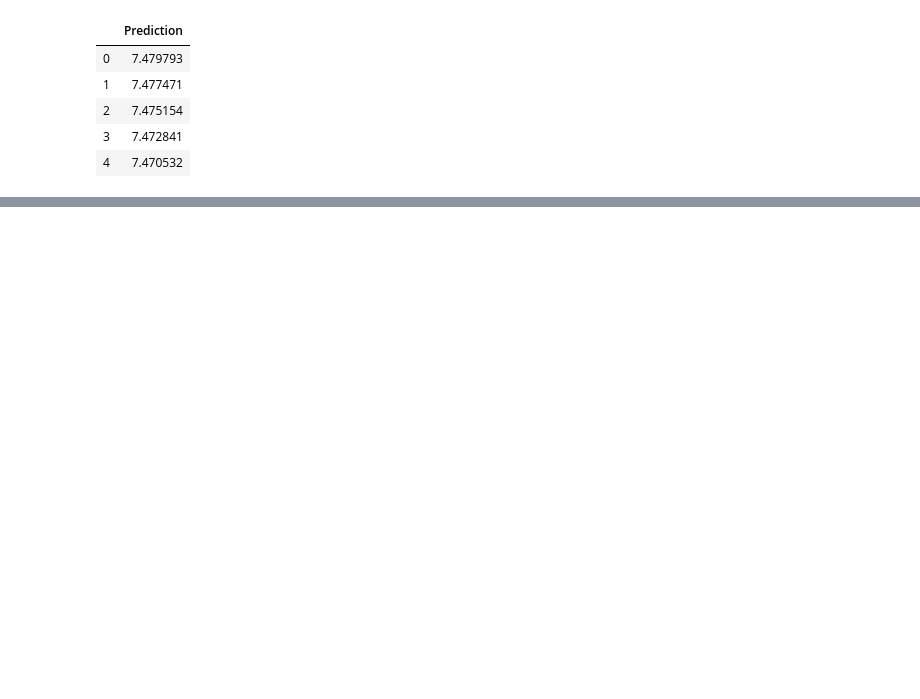
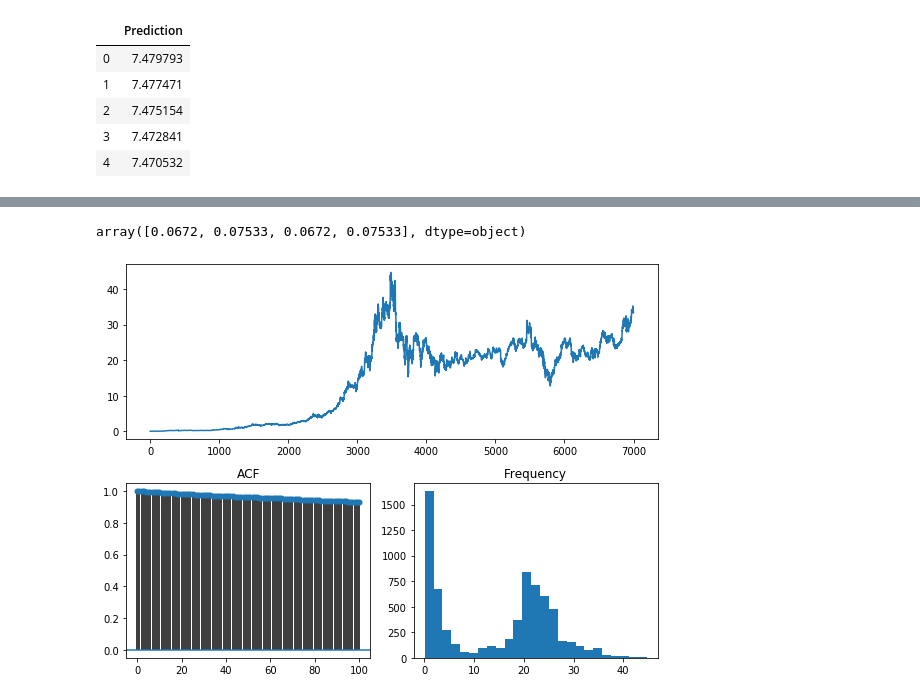
Before and after one commit to Anaisdg/Algorithm_Research, a Jupyter notebook: Forecasting/ARIMA/auto-arima/Auto-Arima.ipynb, the cells around one changed output, grey strips where cells are left out. Drawn from its saved outputs; the diff is of its cells as text; code cells hidden in the pictures; blank space fills up the shorter version.

```diff
--- a/Forecasting/ARIMA/auto-arima/Auto-Arima.ipynb
+++ b/Forecasting/ARIMA/auto-arima/Auto-Arima.ipynb
@@ -262,0 +276,4 @@ bc_forecast.head()
+# %%
+msft = load_msft()
+print(f"len:{len(msft)}")
+msft.head()
@@ -262,0 +288,16 @@ bc_forecast.head()
+# %%
+data = msft.values
+data[0,1:5]
+# %% [output]
+array([0.0672, 0.07533, 0.0672, 0.07533], dtype=object)
+# %%
+#with dataframe
+train, test = model_selection.train_test_split(msft, train_size=7000)
+# %%
+#with nparray
+train, test = model_selection.train_test_split(data, train_size=7000)
+# %%
+from pmdarima.utils import tsdisplay
+tsdisplay(train[:,1], lag_max=100)
+# %% [output]
+[figure, added]
```
Also changed, not shown: parts of 25 cells of this notebook, 2 other files.
